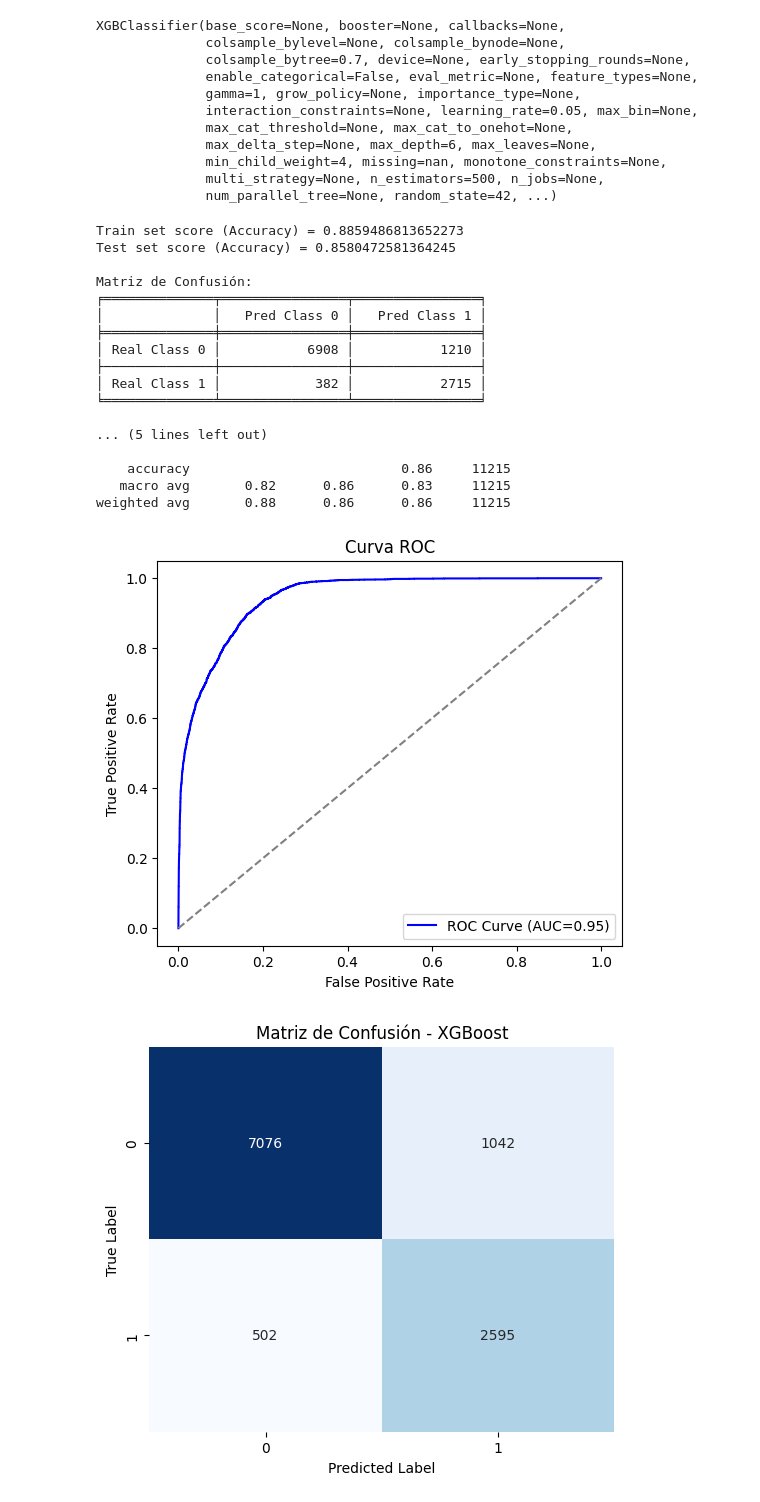
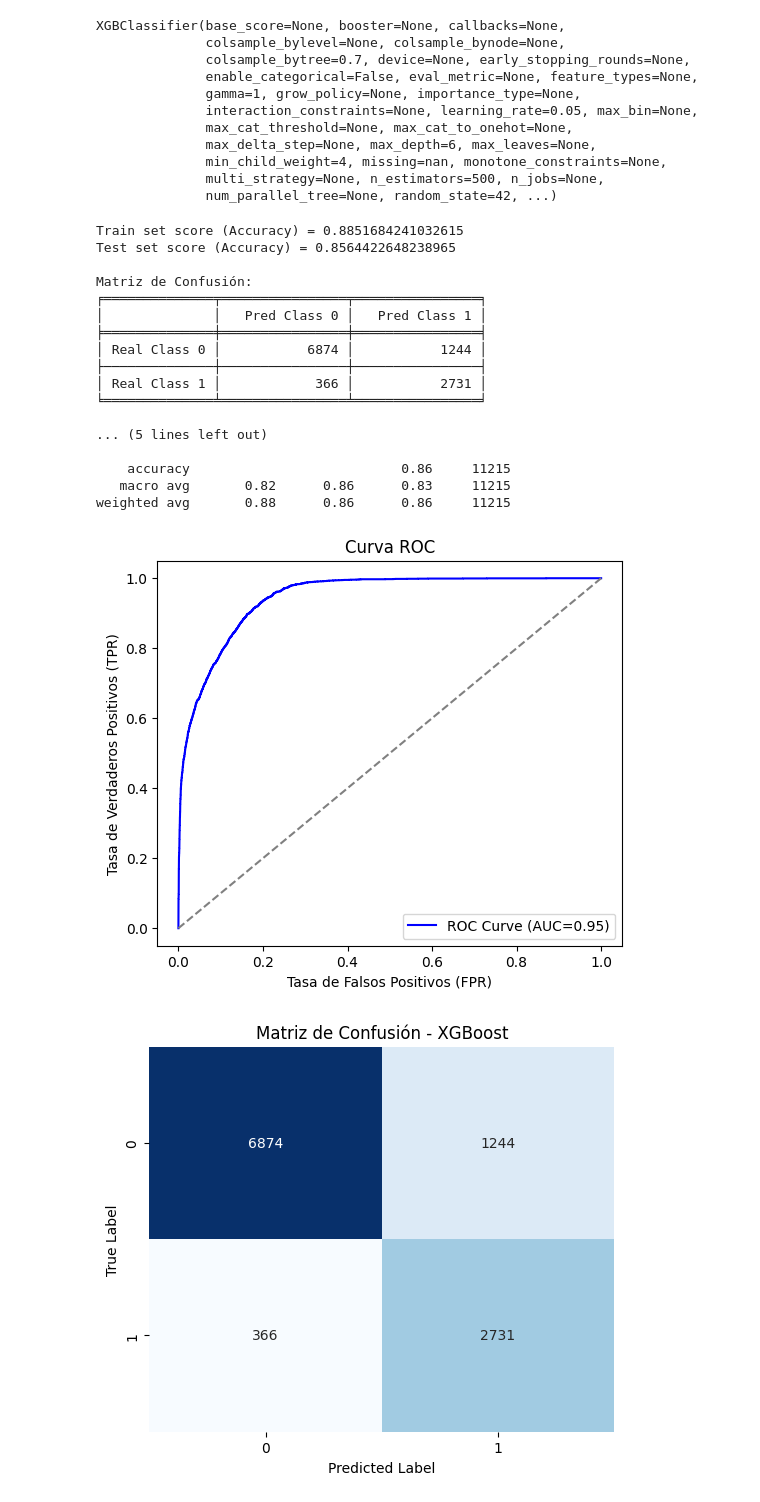
Before and after one commit to mgonzalz/ia_apuntes, a Jupyter notebook: notebooks/05_busqueda_hiperparametros.ipynb, the cells around one changed output. Cells and saved outputs as stored; diff of their text form; code cells hidden in the pictures.

```diff
--- a/notebooks/05_busqueda_hiperparametros.ipynb
+++ b/notebooks/05_busqueda_hiperparametros.ipynb
@@ -638,9 +644,7 @@ for params in product(*param_grid.values()):
     })
 
 # Resultados en un DataFrame para visualización y análisis.
-new_results = pd.DataFrame(results)
+results_df = pd.DataFrame(results)
-# %%
-results_df = pd.concat([new_results, results_df], ignore_index=True)
 # %%
 results_df = results_df.sort_values(by=['f1_score', 'accuracy'], ascending=False)
 results_df.head(4)
@@ -716,16 +720,16 @@ print(tabulate(
 print("\nClassification Report:")
 print(classification_report(y_test, y_pred))
 # %% [output]
-Train set score (Accuracy) = 0.8859486813652273
-Test set score (Accuracy) = 0.8580472581364245
+Train set score (Accuracy) = 0.8851684241032615
+Test set score (Accuracy) = 0.8564422648238965
 
 Matriz de Confusión:
 ╒══════════════╤════════════════╤════════════════╕
 │              │   Pred Class 0 │   Pred Class 1 │
 ╞══════════════╪════════════════╪════════════════╡
-│ Real Class 0 │           6908 │           1210 │
+│ Real Class 0 │           6874 │           1244 │
 ├──────────────┼────────────────┼────────────────┤
-│ Real Class 1 │            382 │           2715 │
+│ Real Class 1 │            366 │           2731 │
 ╘══════════════╧════════════════╧════════════════╛
 
 ... (5 lines left out)
@@ -736,15 +740,15 @@ weighted avg       0.88      0.86      0.86     11215
 # %%
 fpr, tpr, _ = roc_curve(y_test, y_pred_proba)
 plt.figure(figsize=(6, 5))
 plt.plot(fpr, tpr, label=f"ROC Curve (AUC={math.ceil(roc_auc_score(y_test, y_pred_proba) * 100) / 100:.2f})", color='blue')
 plt.plot([0, 1], [0, 1], linestyle='--', color='gray')
-plt.xlabel('False Positive Rate')
-plt.ylabel('True Positive Rate')
+plt.xlabel('Tasa de Falsos Positivos (FPR)')
+plt.ylabel('Tasa de Verdaderos Positivos (TPR)')
 plt.title(f'Curva ROC')
 plt.legend()
 plt.show()
 # %% [output]
-[figure, old version]
+[figure, new version]
 # %%
 plt.figure(figsize=(6, 5))
 sns.heatmap(conf_mat, annot=True, fmt='d', cmap='Blues', cbar=False)
```
Also changed, not shown: parts of 14 cells of this notebook, 1 other file.
